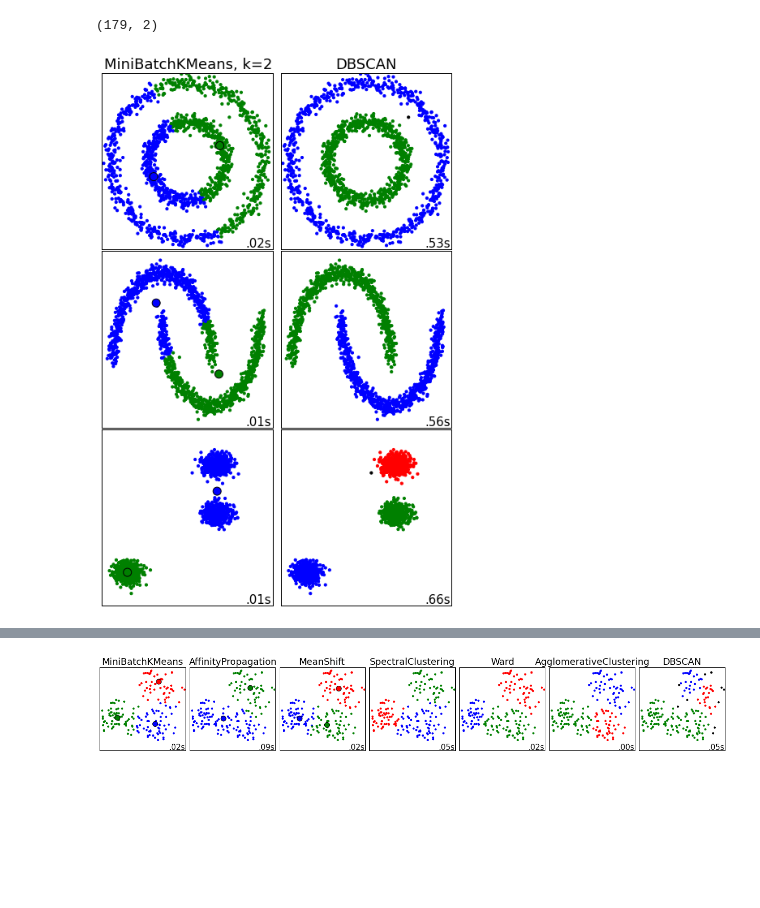
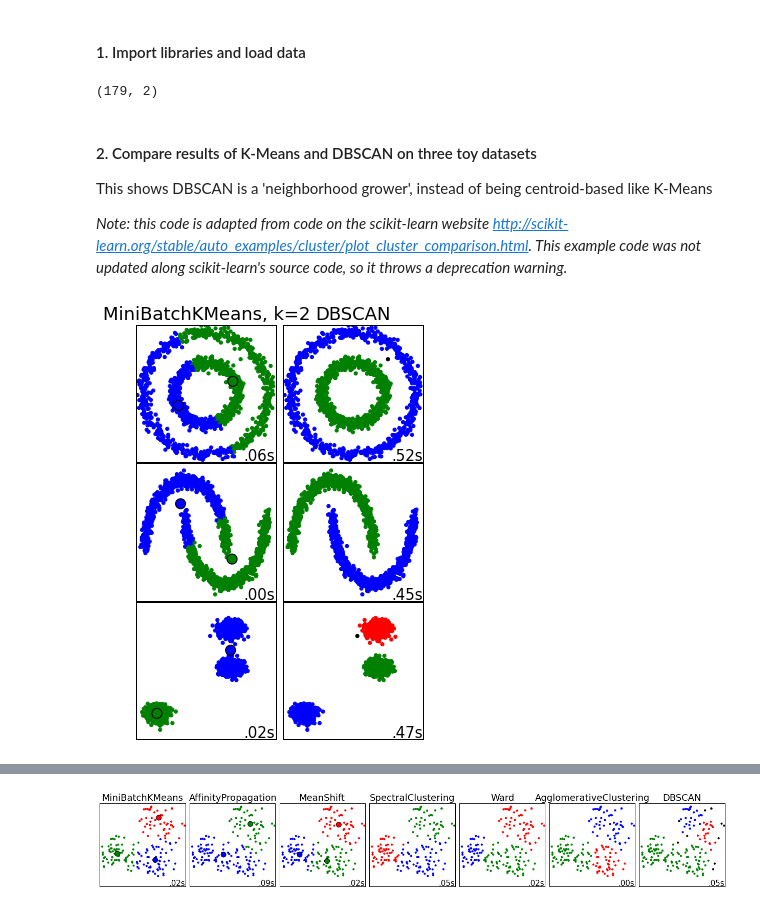
Before and after one commit to Prooffreader/intro_machine_learning, a Jupyter notebook: 03_Clustering_OtherAlgos.ipynb, the cells around one changed output, grey strips where cells are left out. Saved outputs shown, nothing was run; the diff lists cells and outputs as text; code cells hidden in the pictures; blank space fills up the shorter version.

```diff
--- a/03_Clustering_OtherAlgos.ipynb
+++ b/03_Clustering_OtherAlgos.ipynb
@@ -1,3 +17,5 @@
+# %% [markdown]
+#### 1. Import libraries and load data #
 # %%
 import pandas as pd
 import numpy as np
@@ -21,17 +45,13 @@ data = np.array([list(df[col1]), list(df[col2])]).T # a 179 x 2 array of instanc
 data.shape
 # %% [output]
 (179, 2)
+# %% [markdown]
+#### 2. Compare results of K-Means and DBSCAN on three toy datasets #
+
+This shows DBSCAN is a 'neighborhood grower', instead of being centroid-based like K-Means
+
+*Note: this code is adapted from code on the scikit-learn website http://scikit-learn.org/stable/auto_examples/cluster/plot_cluster_comparison.html. This example code was not updated along scikit-learn's source code, so it throws a deprecation warning.*
 # %%
-import time
-
-import numpy as np
-import matplotlib.pyplot as plt
-
-from sklearn import cluster, datasets
-from sklearn.metrics import euclidean_distances
-from sklearn.neighbors import kneighbors_graph
-from sklearn.preprocessing import StandardScaler
-
 np.random.seed(0)
 
 # Generate datasets. We choose the size big enough to see the scalability
@@ -41,69 +61,49 @@ noisy_circles = datasets.make_circles(n_samples=n_samples, factor=.5,
                                       noise=.05)
 noisy_moons = datasets.make_moons(n_samples=n_samples, noise=.05)
 blobs = datasets.make_blobs(n_samples=n_samples, random_state=8)
-
 colors = np.array([x for x in 'bgrcmykbgrcmykbgrcmykbgrcmyk'])
 colors = np.hstack([colors] * 20)
 
-plt.figure(figsize=(6, 9.5))
+plt.figure(figsize=(4, 6))
 plt.subplots_adjust(left=.001, right=.999, bottom=.001, top=.96, wspace=.05,
                     hspace=.01)
-
 plot_num = 1
 for i_dataset, dataset in enumerate([noisy_circles, noisy_moons, blobs]):
     X, y = dataset
     # normalize dataset for easier parameter selection
     X = StandardScaler().fit_transform(X)
 
-    # estimate bandwidth for mean shift
-    bandwidth = cluster.estimate_bandwidth(X, quantile=0.3)
-
-    # connectivity matrix for structured Ward
-    connectivity = kneighbors_graph(X, n_neighbors=10)
-    # make connectivity symmetric
-    connectivity = 0.5 * (connectivity + connectivity.T)
-
-    # Compute distances
-    #distances = np.exp(-euclidean_distances(X))
-    distances = euclidean_distances(X)
-
-    # create clustering estimators
-    ms = cluster.MeanShift(bandwidth=bandwidth, bin_seeding=True)
     two_means = cluster.MiniBatchKMeans(n_clusters=2)
     dbscan = cluster.DBSCAN(eps=.2)
 
-    for name, algorithm in [
-                            ('MiniBatchKMeans, k=2', two_means),
-                            ('DBSCAN', dbscan)
-                           ]:
+    for name, algorithm in [('MiniBatchKMeans, k=2', two_means),
+                            ('DBSCAN', dbscan)]:
         # predict cluster memberships
         t0 = time.time()
         algorithm.fit(X)
         t1 = time.time()
         if hasattr(algorithm, 'labels_'):
             y_pred = algorithm.labels_.astype(np.int)
         else:
             y_pred = algorithm.predict(X)
 
-        # plot
         plt.subplot(3, 2, plot_num)
         if i_dataset == 0:
             plt.title(name, size=18)
         plt.scatter(X[:, 0], X[:, 1], color=colors[y_pred].tolist(), s=10)
-
         if hasattr(algorithm, 'cluster_centers_'):
             centers = algorithm.cluster_centers_
             center_colors = colors[:len(centers)]
             plt.scatter(centers[:, 0], centers[:, 1], s=100, c=center_colors)
         plt.xlim(-2, 2)
         plt.ylim(-2, 2)
         plt.xticks(())
         plt.yticks(())
         plt.text(.99, .01, ('%.2fs' % (t1 - t0)).lstrip('0'),
                  transform=plt.gca().transAxes, size=15,
                  horizontalalignment='right')
         plot_num += 1
 
 plt.show()
 # %% [output]
-[figure, old version]
+[figure, new version]
```
Also changed, not shown: parts of 8 cells of this notebook, 7 other files.
